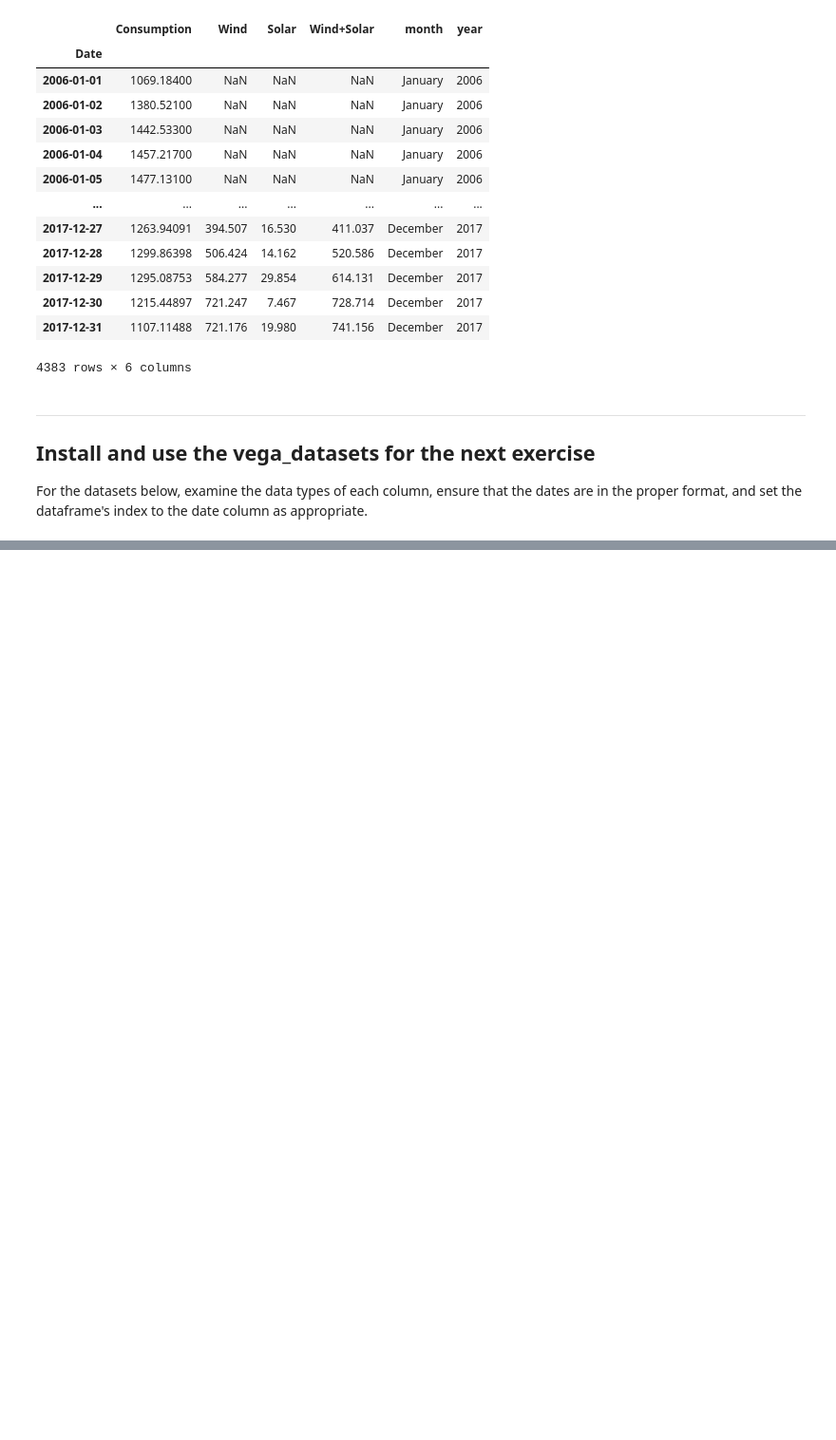
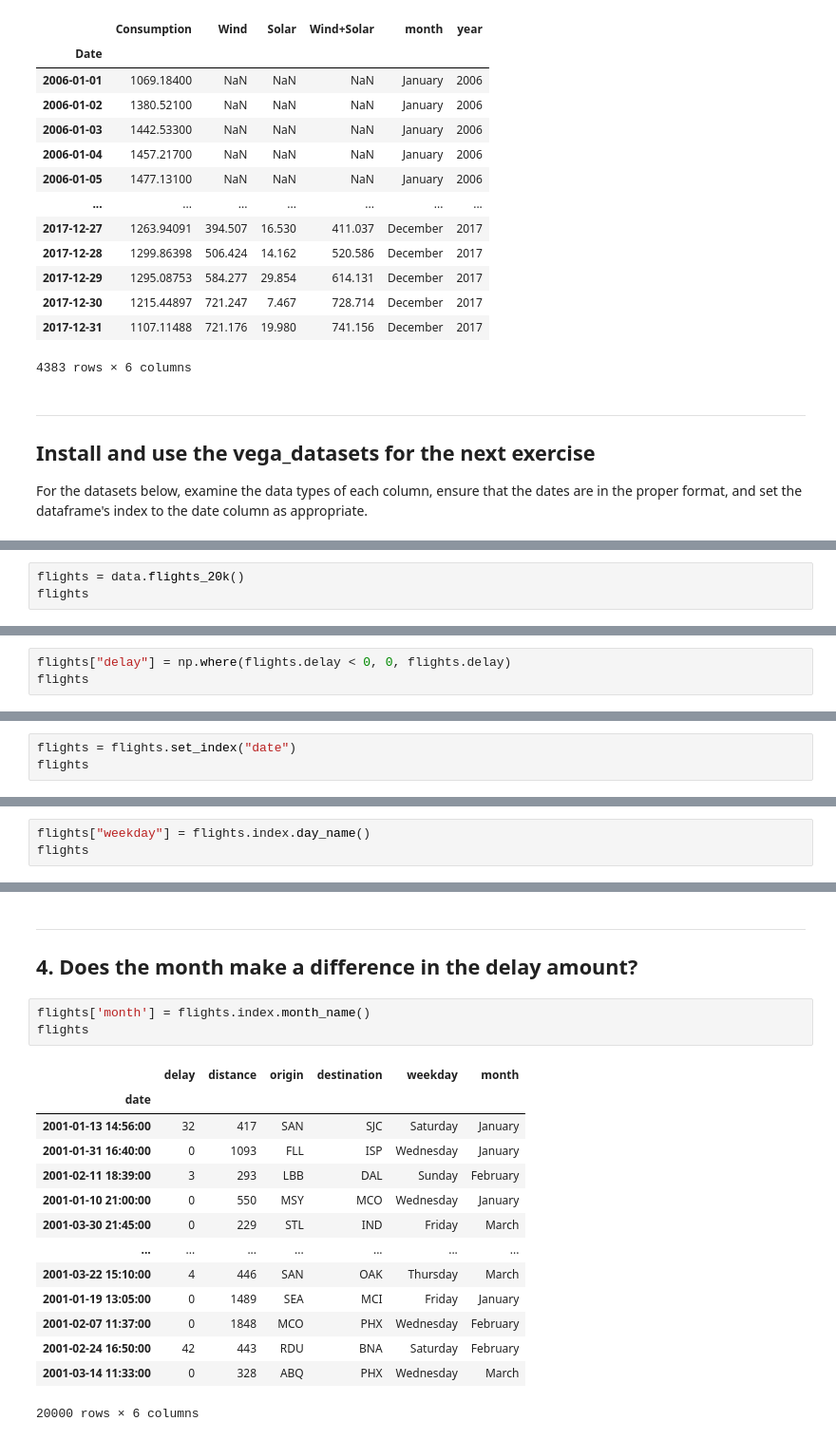
Before and after one commit to aleclhartman/ds-methodologies-exercises, a Jupyter notebook: time_series/prepare.ipynb, the cells around one changed output, grey strips where cells are left out. Shown: that part at 95% size. Drawn from its saved outputs; the diff is of its cells as text; blank space fills up the shorter version.

```diff
--- a/time_series/prepare.ipynb
+++ b/time_series/prepare.ipynb
@@ -382,0 +630,3 @@ For the datasets below, examine the data types of each column, ensure that the d
+# %%
+flights = data.flights_20k()
+flights
@@ -382,0 +647,3 @@ For the datasets below, examine the data types of each column, ensure that the d
+# %%
+flights["delay"] = np.where(flights.delay < 0, 0, flights.delay)
+flights
@@ -382,0 +667,3 @@ For the datasets below, examine the data types of each column, ensure that the d
+# %%
+flights = flights.set_index("date")
+flights
@@ -382,0 +730,3 @@ For the datasets below, examine the data types of each column, ensure that the d
+# %%
+flights["weekday"] = flights.index.day_name()
+flights
@@ -382,0 +760,21 @@ For the datasets below, examine the data types of each column, ensure that the d
+# %% [markdown]
+---
+## 4. Does the month make a difference in the delay amount?
+# %%
+flights['month'] = flights.index.month_name()
+flights
+# %% [output]
+|  | delay | distance | origin | destination | weekday | month |
+| date |  |  |  |  |  |  |
+| 2001-01-13 14:56:00 | 32 | 417 | SAN | SJC | Saturday | January |
+| 2001-01-31 16:40:00 | 0 | 1093 | FLL | ISP | Wednesday | January |
+| 2001-02-11 18:39:00 | 3 | 293 | LBB | DAL | Sunday | February |
+| 2001-01-10 21:00:00 | 0 | 550 | MSY | MCO | Wednesday | January |
+| 2001-03-30 21:45:00 | 0 | 229 | STL | IND | Friday | March |
+| ... | ... | ... | ... | ... | ... | ... |
+| 2001-03-22 15:10:00 | 4 | 446 | SAN | OAK | Thursday | March |
+| 2001-01-19 13:05:00 | 0 | 1489 | SEA | MCI | Friday | January |
+| 2001-02-07 11:37:00 | 0 | 1848 | MCO | PHX | Wednesday | February |
+| 2001-02-24 16:50:00 | 42 | 443 | RDU | BNA | Saturday | February |
+| 2001-03-14 11:33:00 | 0 | 328 | ABQ | PHX | Wednesday | March |
+20000 rows × 6 columns
```
Also changed, not shown: parts of 37 cells of this notebook, 1 other file.
